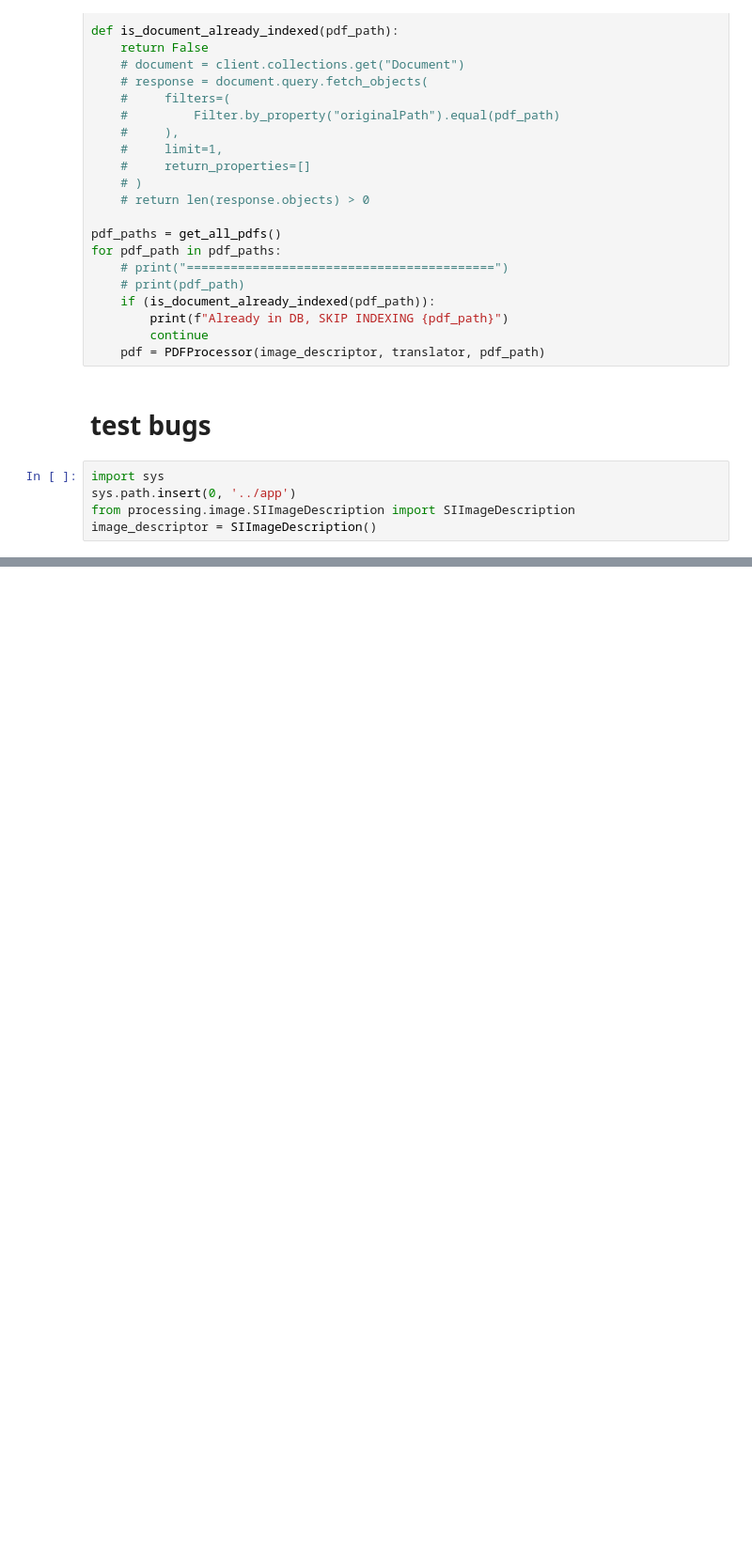
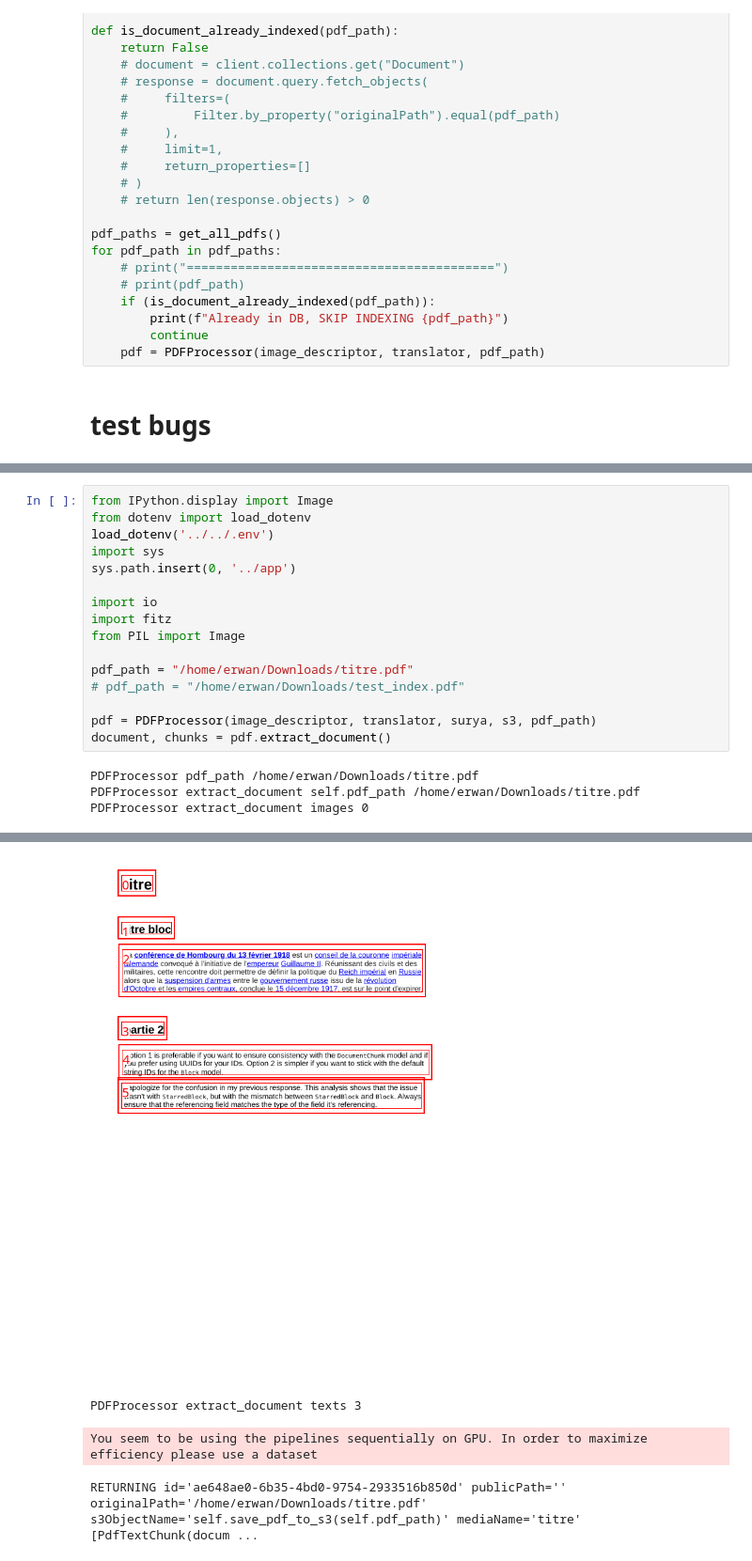
Before and after one commit to betagouv/science-infuse, a Jupyter notebook: server/notebooks/pdf_processor.ipynb, the cells around one changed output, grey strips where cells are left out. Shown at 94% size. Drawn from its saved outputs; the diff is of its cells as text; blank space fills up the shorter version.

```diff
--- a/server/notebooks/pdf_processor.ipynb
+++ b/server/notebooks/pdf_processor.ipynb
@@ -81,8 +66,3 @@ for pdf_path in pdf_paths:
     pdf = PDFProcessor(image_descriptor, translator, pdf_path)
 # %% [markdown]
 # test bugs
-# %%
-import sys
-sys.path.insert(0, '../app')
-from processing.image.SIImageDescription import SIImageDescription
-image_descriptor = SIImageDescription()
@@ -133,0 +349,20 @@ images_chunks
+# %%
+from IPython.display import Image
+from dotenv import load_dotenv
+load_dotenv('../../.env')
+import sys
+sys.path.insert(0, '../app')
+
+import io
+import fitz
+from PIL import Image
+
+pdf_path = "/home/erwan/Downloads/titre.pdf"
+# pdf_path = "/home/erwan/Downloads/test_index.pdf"
+
+pdf = PDFProcessor(image_descriptor, translator, surya, s3, pdf_path)
+document, chunks = pdf.extract_document()
+# %% [output]
+PDFProcessor pdf_path /home/erwan/Downloads/titre.pdf
+PDFProcessor extract_document self.pdf_path /home/erwan/Downloads/titre.pdf
+PDFProcessor extract_document images 0
@@ -133,0 +386,4 @@ images_chunks
+[figure, added]
+PDFProcessor extract_document texts 3
+You seem to be using the pipelines sequentially on GPU. In order to maximize efficiency please use a dataset
+RETURNING id='ae648ae0-6b35-4bd0-9754-2933516b850d' publicPath='' originalPath='/home/erwan/Downloads/titre.pdf' s3ObjectName='self.save_pdf_to_s3(self.pdf_path)' mediaName='titre' [PdfTextChunk(docum ...
```
Also changed, not shown: parts of 7 cells of this notebook, 23 other files.
